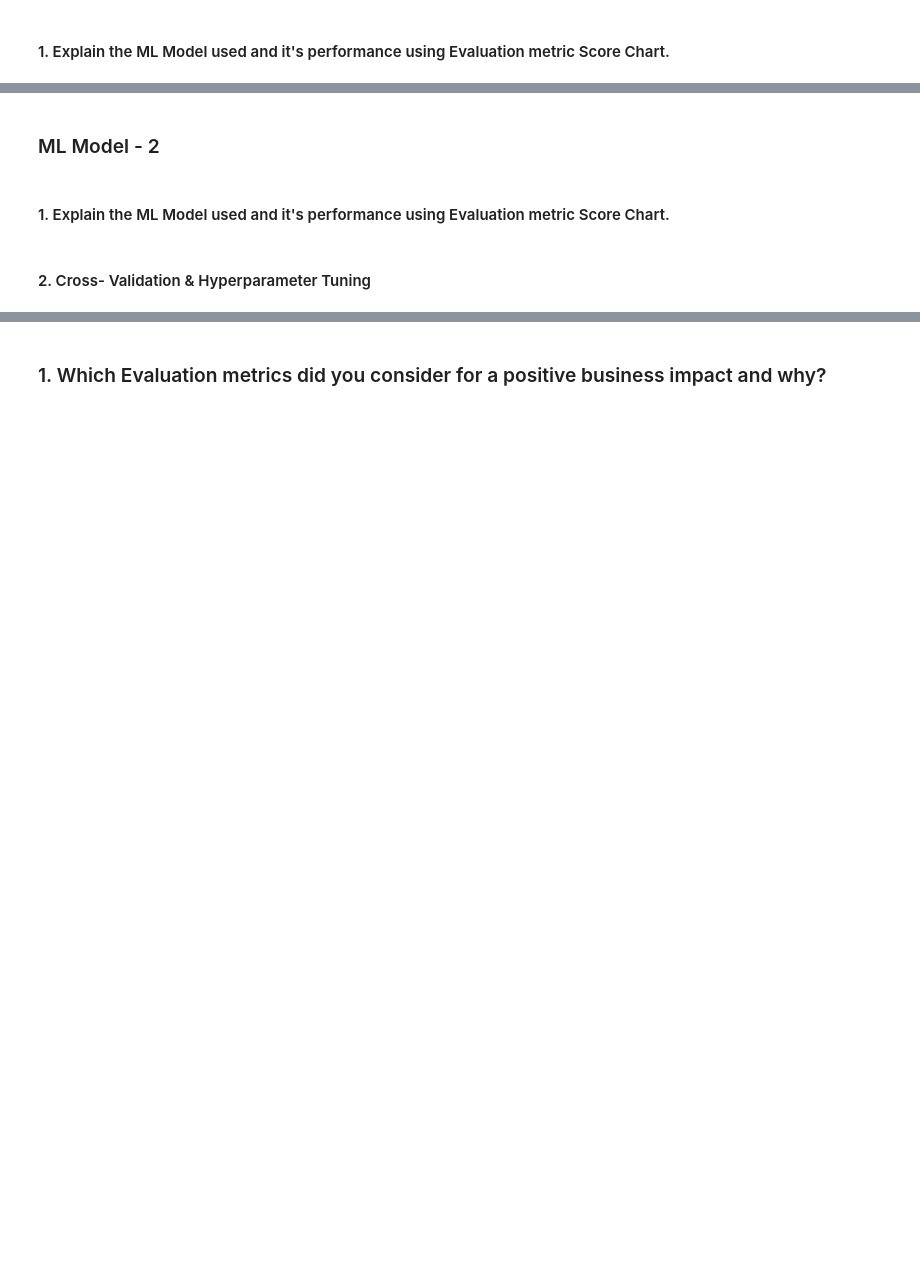
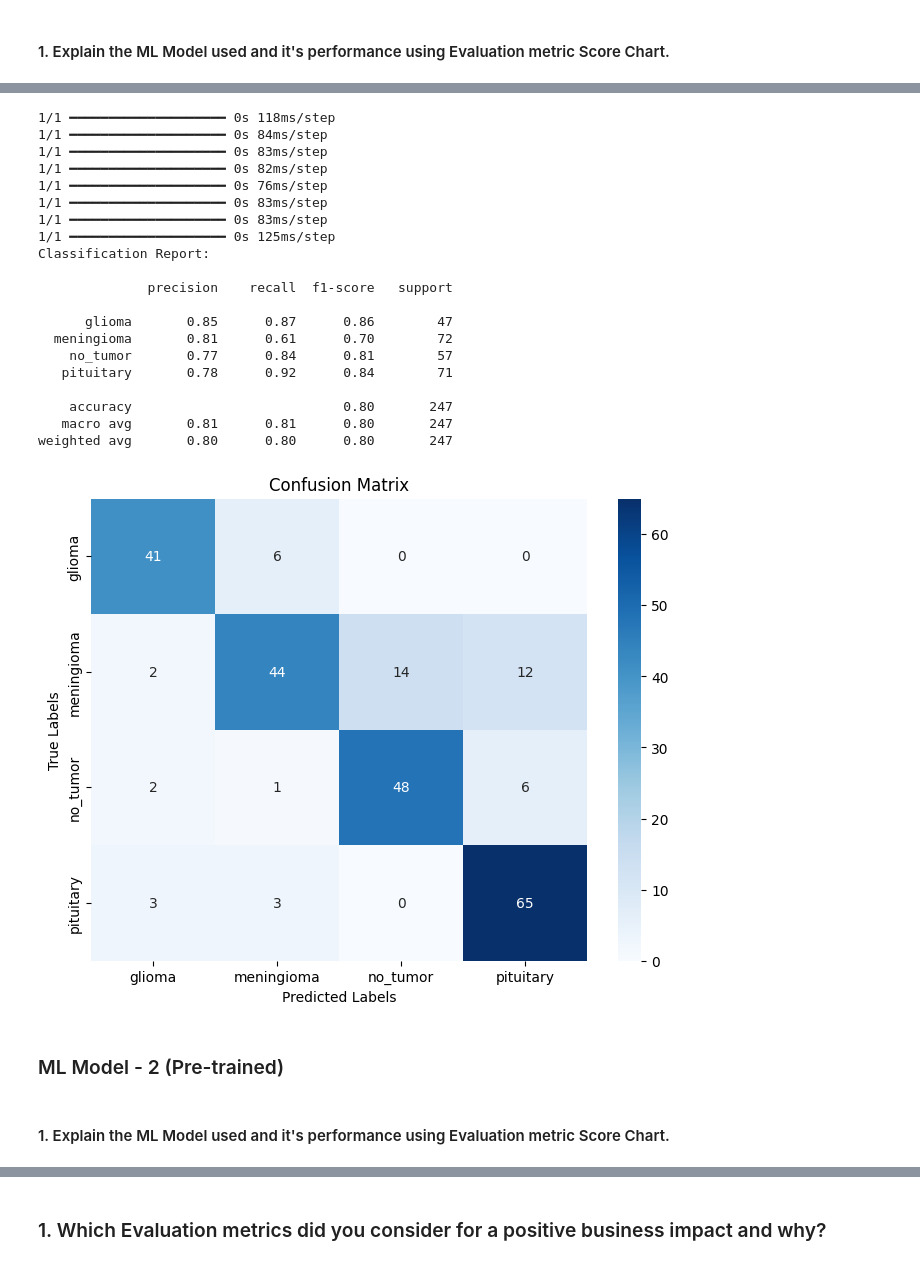
Before and after one commit to Shubhampandey1git/Brain-Tumor-MRI-Image-Classification, a Jupyter notebook: Test_file.ipynb, the cells around one changed output, grey strips where cells are left out. Drawn from its saved outputs; the diff is of its cells as text; code cells hidden in the pictures; blank space fills up the shorter version.

```diff
--- a/Test_file.ipynb
+++ b/Test_file.ipynb
@@ -738,0 +686,8 @@ Answer Here.
+# %%
+# Compiling Model
+cnn_model.compile(optimizer='adam',
+              loss=tf.keras.losses.SparseCategoricalCrossentropy(from_logits=True),
+              metrics=['accuracy'])
+
+# Let's look at the model architecture
+cnn_model.summary()
@@ -738,0 +807,8 @@ Answer Here.
+# %%
+with tf.device('/GPU:0'):
+    history = new_cnn.fit(
+        train_ds,
+        validation_data=valid_ds,
+        epochs=40,
+        callbacks=[early_stopping]
+    )
@@ -759,2 +888,55 @@ Answer Here.
+# %%
+# Visualizing evaluation Metric Score chart for new_cnn
+from sklearn.metrics import classification_report, confusion_matrix
+import seaborn as sns
+
+y_true = []
+y_pred = []
+
+for images, labels in valid_ds:
+    predictions = new_cnn.predict(images)
+    predicted_classes = np.argmax(predictions, axis=1)  # choose class with highest logit
+
+    y_true.extend(labels.numpy())
+    y_pred.extend(predicted_classes)
+
+y_true = np.array(y_true)
+y_pred = np.array(y_pred)
+
+print("Classification Report:\n")
+print(classification_report(y_true, y_pred, target_names=class_names))
+
+# Generate confusion matrix
+cm = confusion_matrix(y_true, y_pred)
+
+# Plot confusion matrix
+plt.figure(figsize=(8, 6))
+sns.heatmap(cm, annot=True, fmt="d", cmap="Blues", xticklabels=class_names, yticklabels=class_names)
+plt.xlabel("Predicted Labels")
+plt.ylabel("True Labels")
+plt.title("Confusion Matrix")
+plt.show()
+# %% [output]
+1/1 ━━━━━━━━━━━━━━━━━━━━ 0s 118ms/step
+1/1 ━━━━━━━━━━━━━━━━━━━━ 0s 84ms/step
+1/1 ━━━━━━━━━━━━━━━━━━━━ 0s 83ms/step
+1/1 ━━━━━━━━━━━━━━━━━━━━ 0s 82ms/step
+1/1 ━━━━━━━━━━━━━━━━━━━━ 0s 76ms/step
+1/1 ━━━━━━━━━━━━━━━━━━━━ 0s 83ms/step
+1/1 ━━━━━━━━━━━━━━━━━━━━ 0s 83ms/step
+1/1 ━━━━━━━━━━━━━━━━━━━━ 0s 125ms/step
+Classification Report:
+
+              precision    recall  f1-score   support
+
+      glioma       0.85      0.87      0.86        47
+  meningioma       0.81      0.61      0.70        72
+    no_tumor       0.77      0.84      0.81        57
+   pituitary       0.78      0.92      0.84        71
+
+    accuracy                           0.80       247
+   macro avg       0.81      0.81      0.80       247
+weighted avg       0.80      0.80      0.80       247
+[figure, added]
 # %% [markdown]
-### ML Model - 2
+### ML Model - 2 (Pre-trained)
@@ -765,2 +992,0 @@ Answer Here.
-# %% [markdown]
-#### 2. Cross- Validation & Hyperparameter Tuning
```
Also changed, not shown: parts of 141 cells of this notebook, 1 other file.
